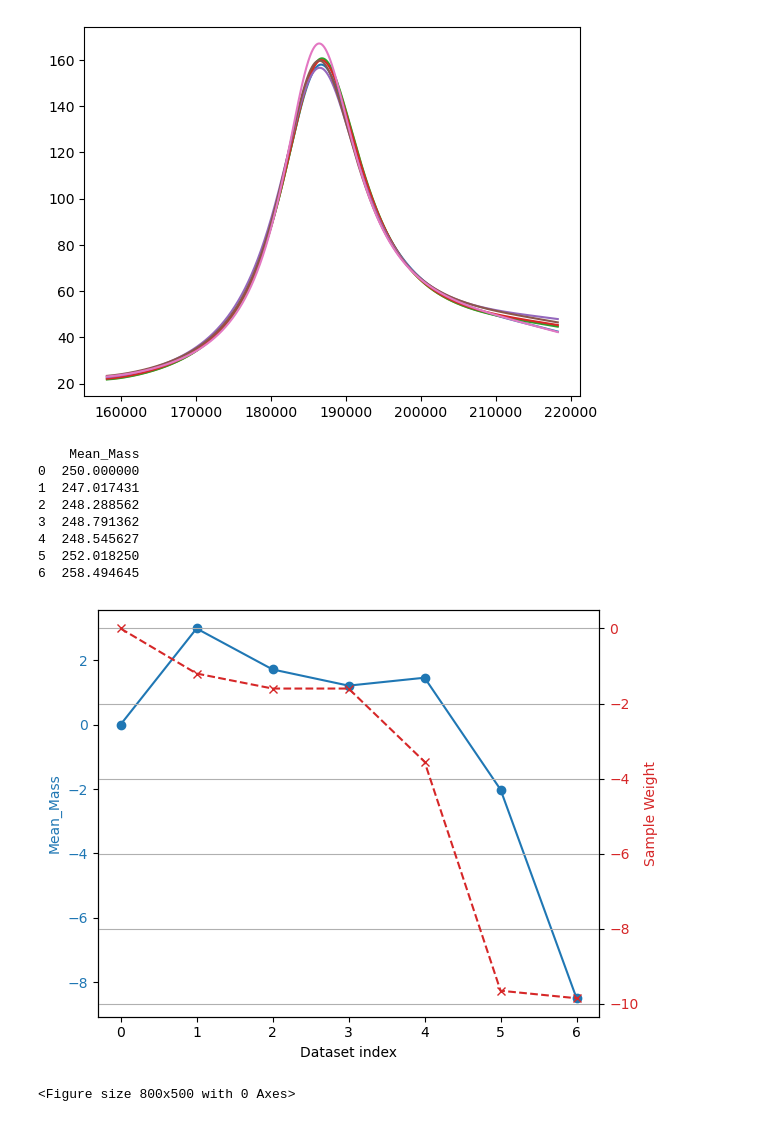
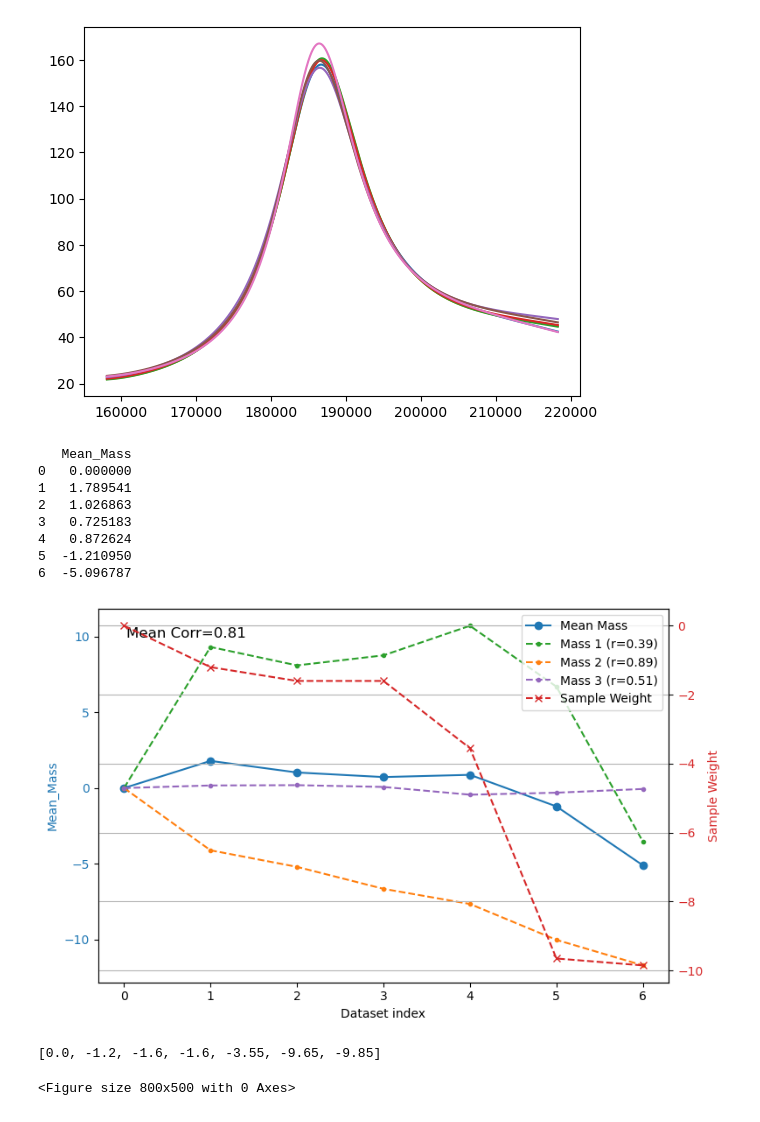
Before and after one commit to MKD-software/EMI-DMG-Analysis, a Jupyter notebook: Damage-analysis.ipynb, the cells around one changed output. Cells and saved outputs as stored; diff of their text form; code cells hidden in the pictures.

```diff
--- a/Damage-analysis.ipynb
+++ b/Damage-analysis.ipynb
@@ -1958,6 +1958,7 @@ with open("fits-x.pkl", "wb") as f:
 import pandas as pd
 import pickle
 import numpy as np
+from scipy.stats import pearsonr
 
 # Load fits
 with open("fits-drift-10-pop-20-maxiter-1000.pkl", "rb") as f:
@@ -1983,7 +1984,7 @@ for fit in all_fits:
 df = pd.DataFrame(records)
 
 # Compute mean motional mass per dataset
-m_ref = 250  # 1 ng
+m_ref = 150  # 1 ng
 fs_cols = [c for c in df.columns if c.startswith("fs")]
 
 mass_per_dataset = []
@@ -1992,45 +1993,69 @@ for idx, row in df.iterrows():
     masses = []
     for fs_col in fs_cols:
         f_ref = df.loc[0, fs_col]   # reference frequency
         f_cur = row[fs_col]
         if f_cur > 0 and f_ref > 0:
             m = m_ref * (f_ref / f_cur)**2
             masses.append(m)
     if masses:
         mass_per_dataset.append(np.mean(masses))
     else:
         mass_per_dataset.append(np.nan)
 
 df["Mean_Mass"] = mass_per_dataset
-print(df[["Mean_Mass"]])
 
-fig, ax1 = plt.subplots()
+# Compute mass for each resonator
+for i, fs_col in enumerate(fs_cols):
+    df[f"Mass_{i+1}"] = m_ref * (df.loc[0, fs_col] / df[fs_col])**2
+
+print(m_ref - df[["Mean_Mass"]])
+
+fig, ax1 = plt.subplots(figsize=(8,5))
 
 color1 = 'tab:blue'
 ax1.set_xlabel('Dataset index')
 ax1.set_ylabel('Mean_Mass', color=color1)
-ax1.plot(m_ref-df["Mean_Mass"], marker='o', color=color1, label='Mean Mass')
+ax1.plot(m_ref - df["Mean_Mass"], marker='o', color=color1, label='Mean Mass')
+
+# Plot individual resonator masses and compute correlations
+colors = ['tab:green', 'tab:orange', 'tab:purple']
+mass_corrs = []
+for i, mass_col in enumerate([f"Mass_{j+1}" for j in range(len(fs_cols))]):
+    corr_i, _ = pearsonr(m_ref - df[mass_col], sample_weights)
+    mass_corrs.append(corr_i)
+    ax1.plot(m_ref - df[mass_col], marker='.', linestyle='--', color=colors[i],
+             label=f'Mass {i+1} (r={corr_i:.2f})')
+
 ax1.tick_params(axis='y', labelcolor=color1)
 
 ax2 = ax1.twinx()
 color2 = 'tab:red'
 ax2.set_ylabel('Sample Weight', color=color2)
 ax2.plot(sample_weights, marker='x', linestyle='--', color=color2, label='Sample Weight')
 ax2.tick_params(axis='y', labelcolor=color2)
 
 fig.tight_layout()
 plt.grid(True)
+
+# Correlation indicator (Pearson r) between mean mass loss and sample weight
+corr, _ = pearsonr(m_ref - df["Mean_Mass"], sample_weights)
+ax1.text(0.05, 0.95, f'Mean Corr={corr:.2f}', transform=ax1.transAxes, fontsize=12, verticalalignment='top', color='black')
+
+handles1, labels1 = ax1.get_legend_handles_labels()
+handles2, labels2 = ax2.get_legend_handles_labels()
+plt.legend(handles=handles1 + handles2, labels=labels1 + labels2, loc='upper right')
 plt.show()
 # %% [output]
-    Mean_Mass
-0  250.000000
-1  247.017431
-2  248.288562
-3  248.791362
-4  248.545627
-5  252.018250
-6  258.494645
+   Mean_Mass
+0   0.000000
+1   1.789541
+2   1.026863
+3   0.725183
+4   0.872624
+5  -1.210950
+6  -5.096787
-[figure, old version]
+[figure, new version]
+[0.0, -1.2, -1.6, -1.6, -3.55, -9.65, -9.85]
 # %%
 import pandas as pd
 import matplotlib.pyplot as plt
```
Also changed, not shown: parts of 2 cells of this notebook.
